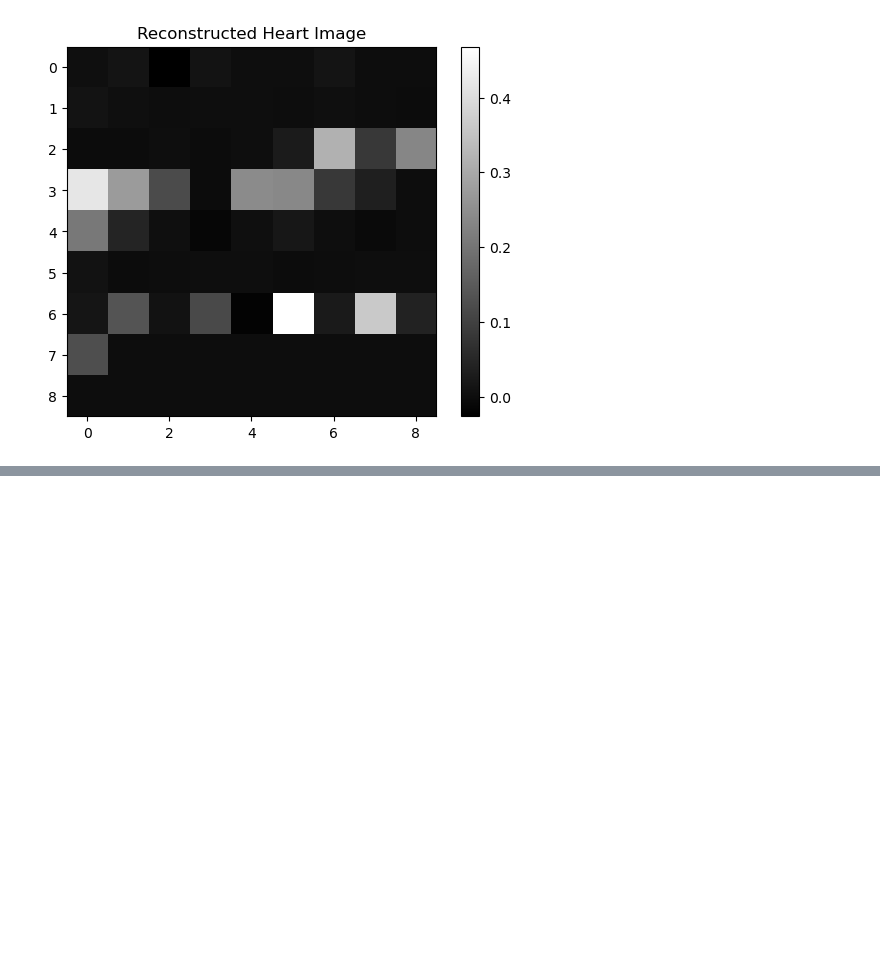
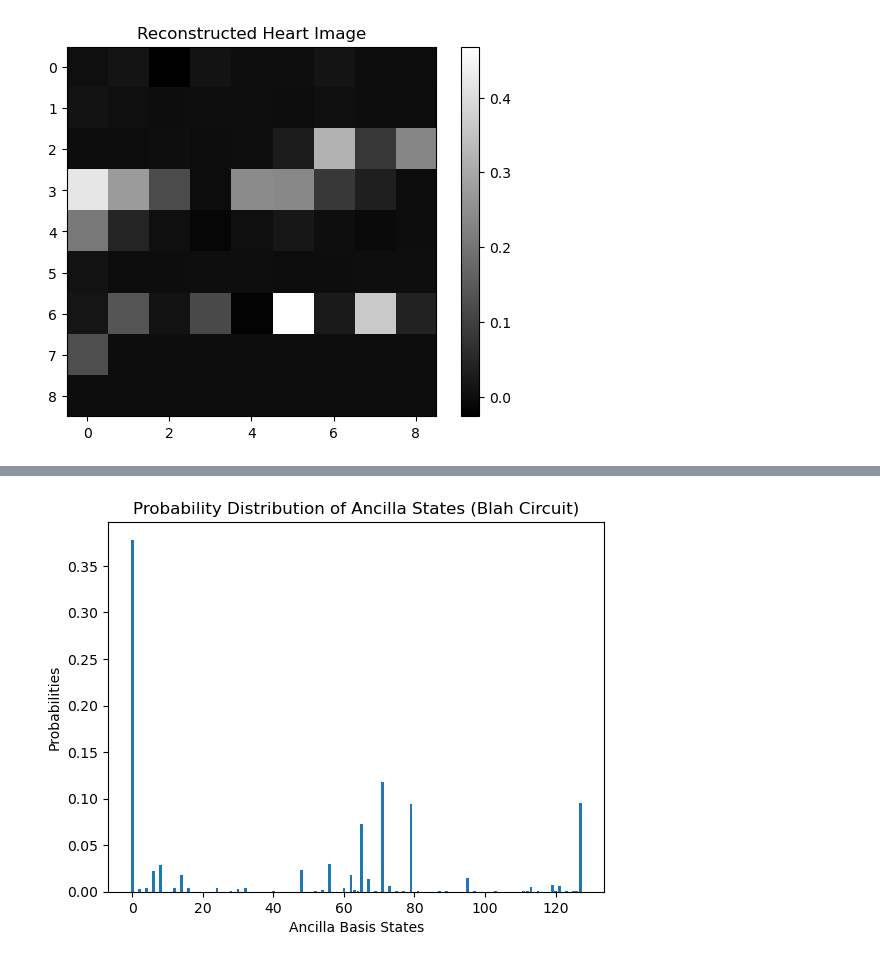
Before and after one commit to Ak-ash22/qcbm_hiwi, a Jupyter notebook: qcbm_project/hearts_work/2hearts_code.ipynb, the cells around one changed output, grey strips where cells are left out. Saved outputs shown, nothing was run; the diff lists cells and outputs as text; code cells hidden in the pictures; blank space fills up the shorter version.

```diff
--- a/qcbm_project/hearts_work/2hearts_code.ipynb
+++ b/qcbm_project/hearts_work/2hearts_code.ipynb
@@ -562,0 +587,10 @@ plt.show()
+# %%
+output_psi = blah_circuit()
+reduced_dm = reduce_statevector(output_psi, indices=range(n_qubits, total_qubits))
+plt.bar(range(2**n_ancillas), torch.diag(reduced_dm.real))
+plt.xlabel("Ancilla Basis States")
+plt.ylabel("Probabilities")
+plt.title("Probability Distribution of Ancilla States (Blah Circuit)")
+plt.show()
+# %% [output]
+[figure, added]
```
Also changed, not shown: parts of 20 cells of this notebook.
